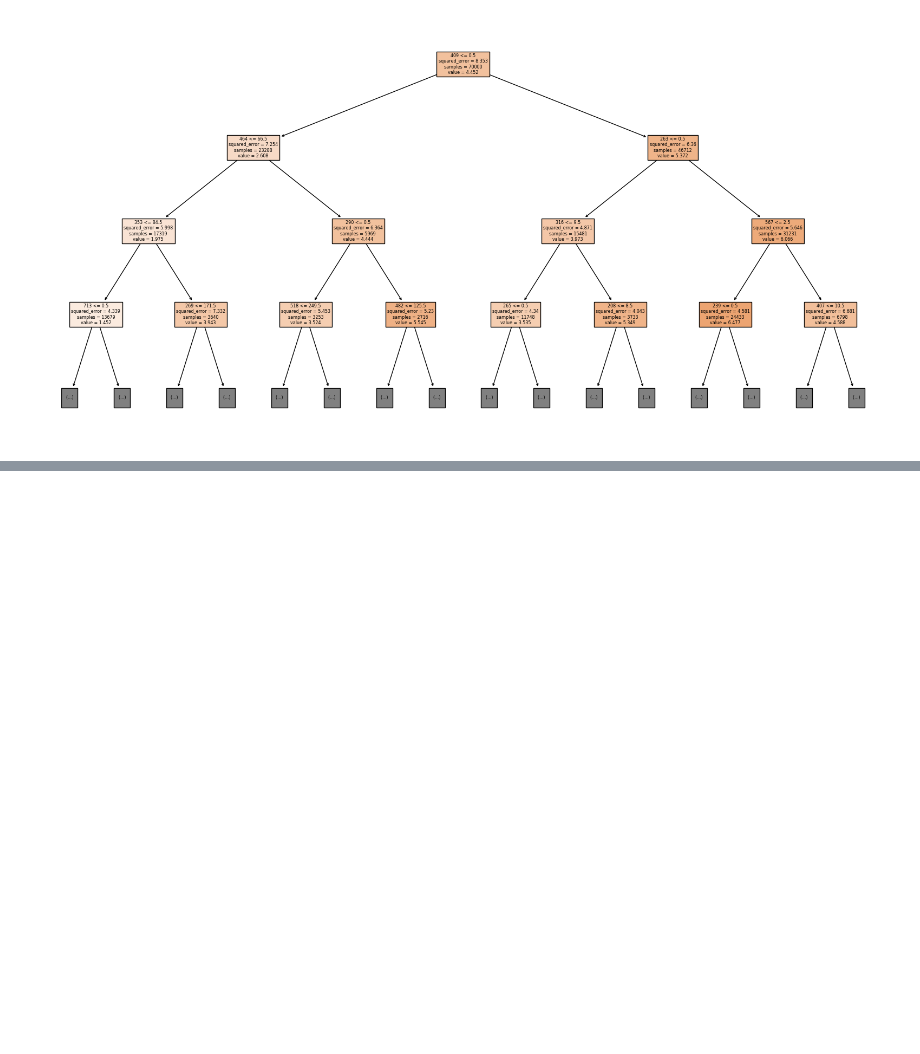
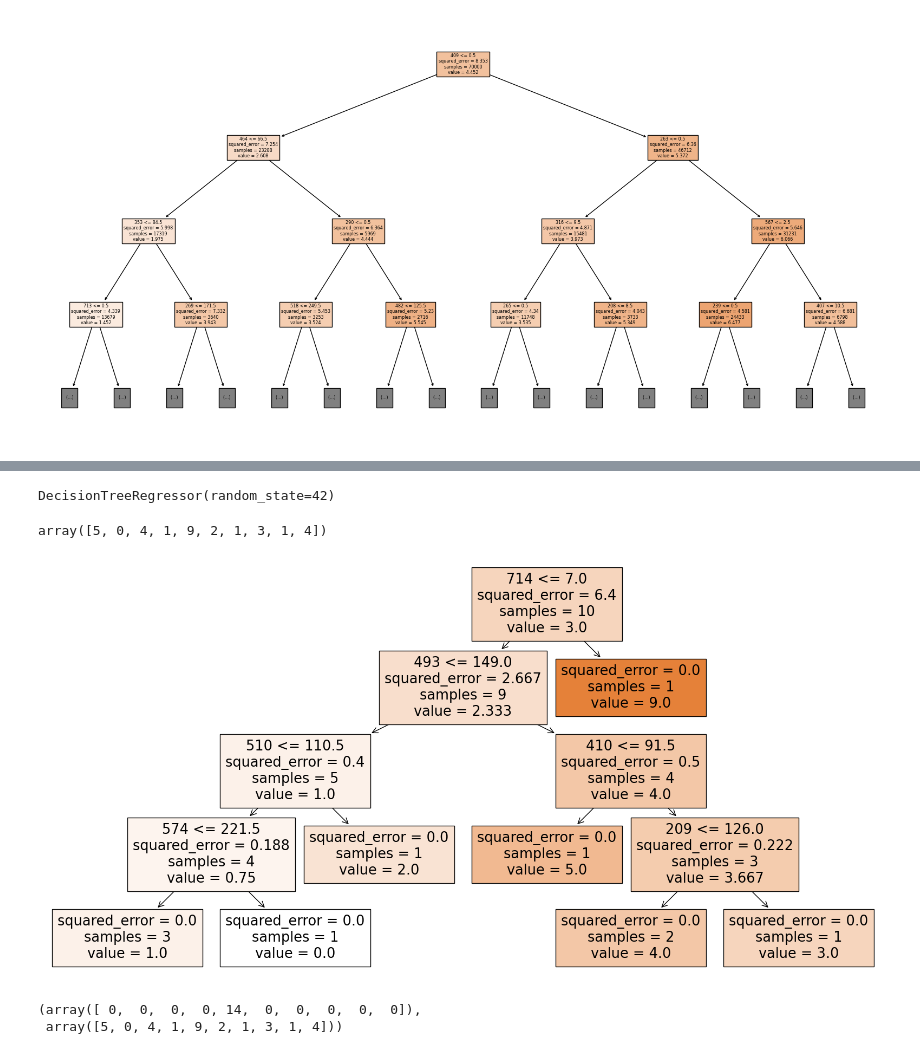
Before and after one commit to mfilipak/FILIPAK-DATA-SCIENCE, a Jupyter notebook: DIA1.ipynb, the cells around one changed output, grey strips where cells are left out. Saved outputs shown, nothing was run; the diff lists cells and outputs as text; code cells hidden in the pictures; blank space fills up the shorter version.

```diff
--- a/DIA1.ipynb
+++ b/DIA1.ipynb
@@ -146,0 +128,20 @@ plt.show()
+# %%
+model4 = DecisionTreeRegressor(random_state=42)
+model4.fit(X[:10],Y[:10])
+# %% [output]
+DecisionTreeRegressor(random_state=42)
+# %%
+Y[:10]
+# %% [output]
+array([5, 0, 4, 1, 9, 2, 1, 3, 1, 4])
+# %%
+plt.figure(figsize=(20,10))
+tree.plot_tree(model4, filled=True, feature_names=[str(_) for _ in range(28*28)], max_depth=10)
+plt.show()
+# %% [output]
+[figure, added]
+# %%
+X[:10,714], Y[:10]
+# %% [output]
+(array([ 0,  0,  0,  0, 14,  0,  0,  0,  0,  0]),
+ array([5, 0, 4, 1, 9, 2, 1, 3, 1, 4]))
```
Also changed, not shown: parts of 1 cell of this notebook.
